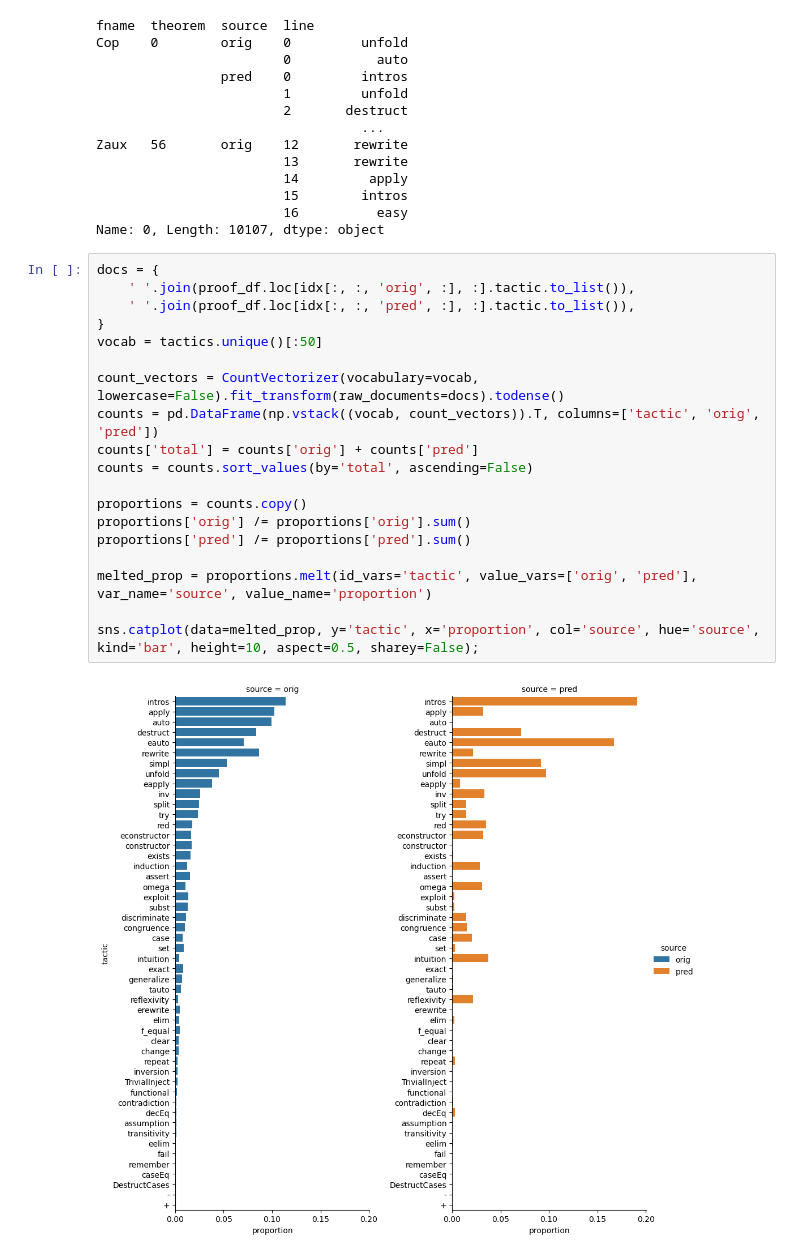
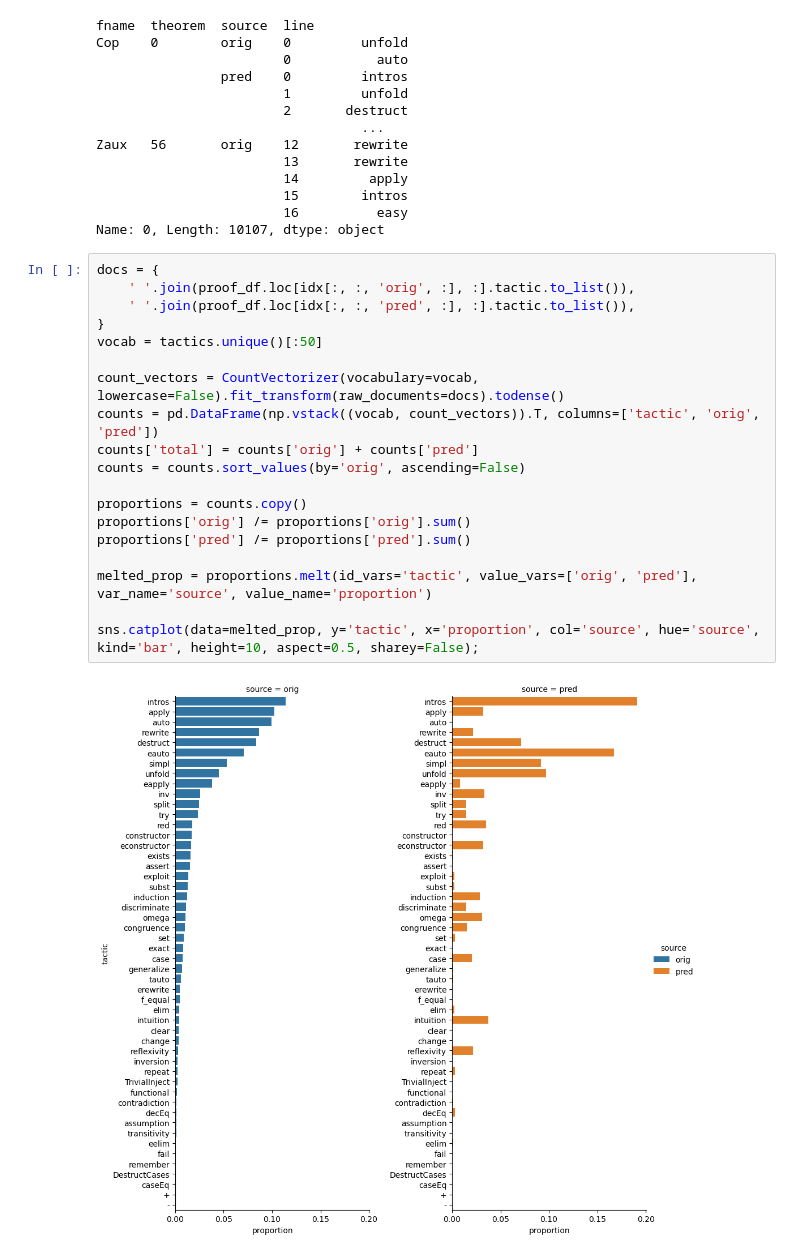
Before and after one commit to kfish610/ProverbotCompCertComparison, a Jupyter notebook: ProverbotComparison.ipynb, the cells around one changed output. Saved outputs shown, nothing was run; the diff lists cells and outputs as text.

Commit message:
Change sort order

```diff
--- a/ProverbotComparison.ipynb
+++ b/ProverbotComparison.ipynb
@@ -386,24 +386,24 @@ Name: 0, Length: 10107, dtype: object
 # %%
 docs = {
     ' '.join(proof_df.loc[idx[:, :, 'orig', :], :].tactic.to_list()),
     ' '.join(proof_df.loc[idx[:, :, 'pred', :], :].tactic.to_list()),
 }
 vocab = tactics.unique()[:50]
 
 count_vectors = CountVectorizer(vocabulary=vocab, lowercase=False).fit_transform(raw_documents=docs).todense()
 counts = pd.DataFrame(np.vstack((vocab, count_vectors)).T, columns=['tactic', 'orig', 'pred'])
 counts['total'] = counts['orig'] + counts['pred']
-counts = counts.sort_values(by='total', ascending=False)
+counts = counts.sort_values(by='orig', ascending=False)
 
 proportions = counts.copy()
 proportions['orig'] /= proportions['orig'].sum()
 proportions['pred'] /= proportions['pred'].sum()
 
 melted_prop = proportions.melt(id_vars='tactic', value_vars=['orig', 'pred'], var_name='source', value_name='proportion')
 
 sns.catplot(data=melted_prop, y='tactic', x='proportion', col='source', hue='source', kind='bar', height=10, aspect=0.5, sharey=False);
 # %% [output]
-[figure, old version]
+[figure, new version]
 # %%
 vocab = counts['tactic']
 
```
Also changed, not shown: parts of 1 cell of this notebook.
